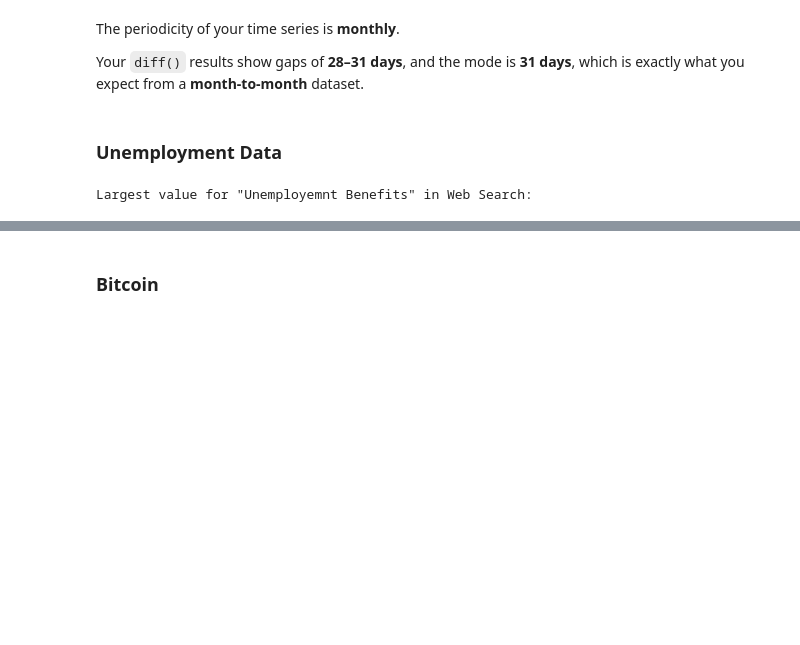
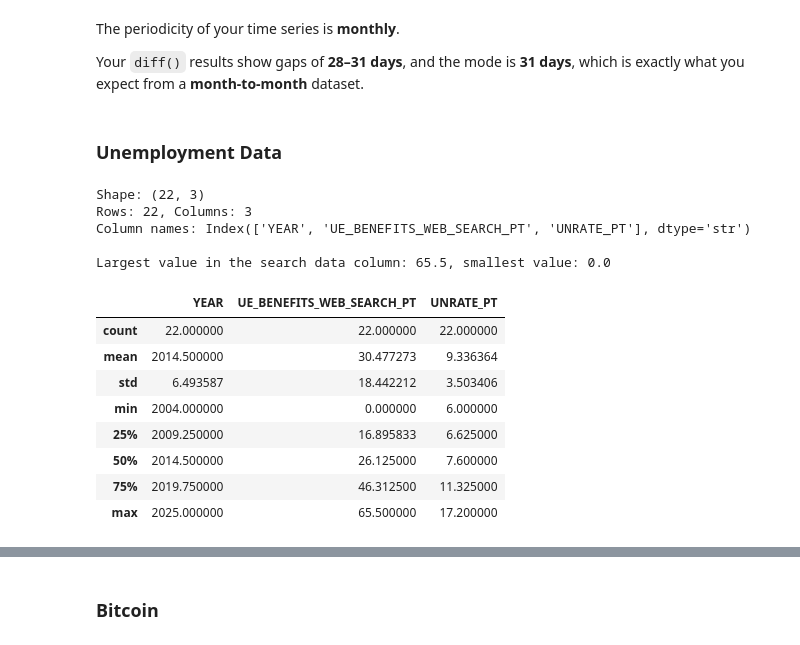
Before and after one commit to heyliceeee/Google-Trends-Data, a Jupyter notebook: Google Trends and Data Visualisation.ipynb, the cells around one changed output, grey strips where cells are left out. Saved outputs shown, nothing was run; the diff lists cells and outputs as text; code cells hidden in the pictures; blank space fills up the shorter version.

Commit message:
✨feat: Data Exploration - Unemployed

```diff
--- a/Google Trends and Data Visualisation.ipynb
+++ b/Google Trends and Data Visualisation.ipynb
@@ -240,8 +238,29 @@ The periodicity of your time series is **monthly**.
 Your `diff()` results show gaps of **28–31 days**, and the mode is **31 days**, which is exactly what you expect from a **month‑to‑month** dataset.
 # %% [markdown]
 ### Unemployment Data
-# %%
-print('Largest value for "Unemployemnt Benefits" '
-      f'in Web Search: ')
-# %% [output]
-Largest value for "Unemployemnt Benefits" in Web Search:
+# %%
+print(f'Shape: {df_unemployment.shape}') # the shape of the DataFrame
+print(f'Rows: {df_unemployment.shape[0]}, Columns: {df_unemployment.shape[1]}') # the number of rows and columns
+print(f'Column names: {df_unemployment.columns}\n') # the column names of DataFrame
+
+max_val = df_unemployment["UE_BENEFITS_WEB_SEARCH_PT"].max() # the largest value in the search data column
+min_val = df_unemployment["UE_BENEFITS_WEB_SEARCH_PT"].min() # the smallest value in the search data column
+print(f"Largest value in the search data column: {max_val}, smallest value: {min_val}")
+# %% [output]
+Shape: (22, 3)
+Rows: 22, Columns: 3
+Column names: Index(['YEAR', 'UE_BENEFITS_WEB_SEARCH_PT', 'UNRATE_PT'], dtype='str')
+
+Largest value in the search data column: 65.5, smallest value: 0.0
+# %%
+df_unemployment.describe()
+# %% [output]
+|  | YEAR | UE_BENEFITS_WEB_SEARCH_PT | UNRATE_PT |
+| count | 22.000000 | 22.000000 | 22.000000 |
+| mean | 2014.500000 | 30.477273 | 9.336364 |
+| std | 6.493587 | 18.442212 | 3.503406 |
+| min | 2004.000000 | 0.000000 | 6.000000 |
+| 25% | 2009.250000 | 16.895833 | 6.625000 |
+| 50% | 2014.500000 | 26.125000 | 7.600000 |
+| 75% | 2019.750000 | 46.312500 | 11.325000 |
+| max | 2025.000000 | 65.500000 | 17.200000 |
```
Also changed, not shown: parts of 9 cells of this notebook.
